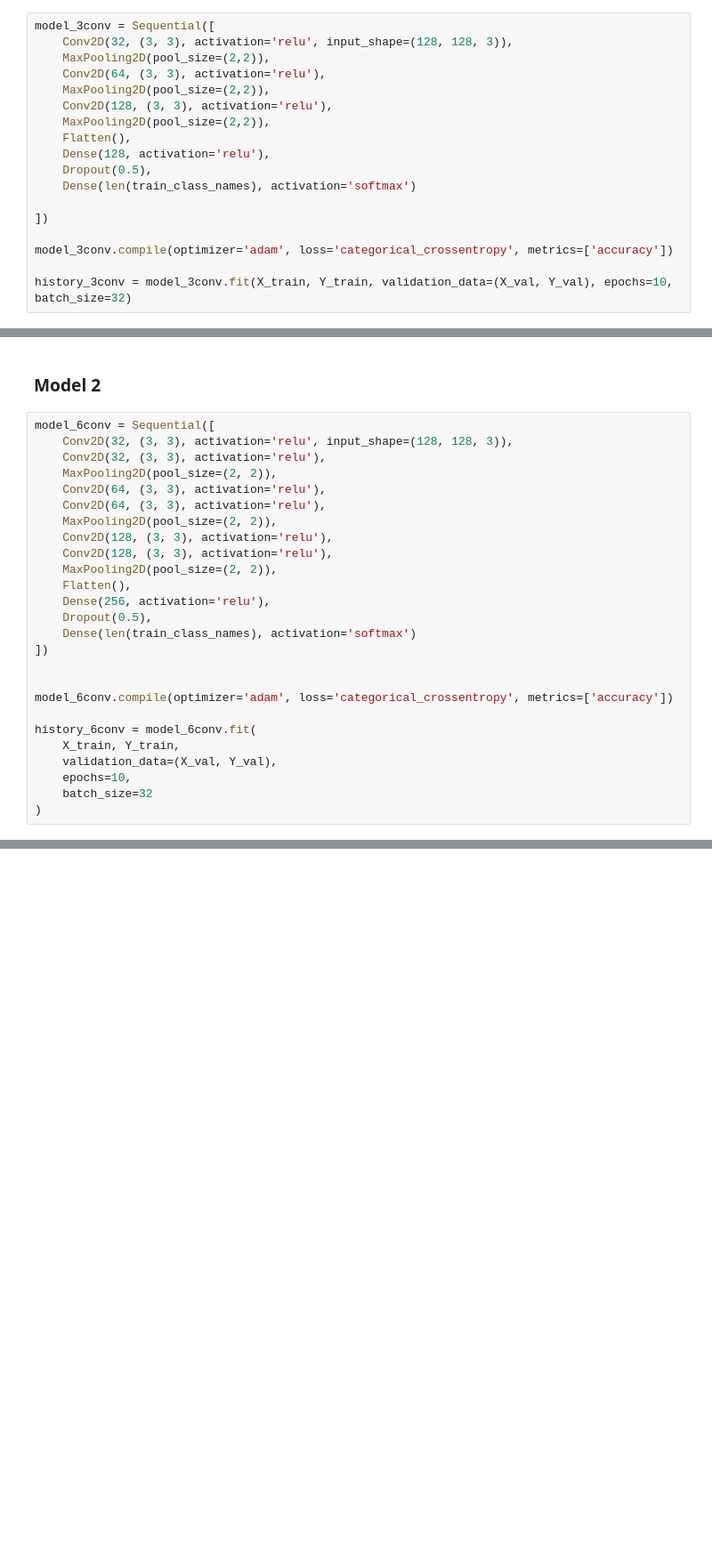
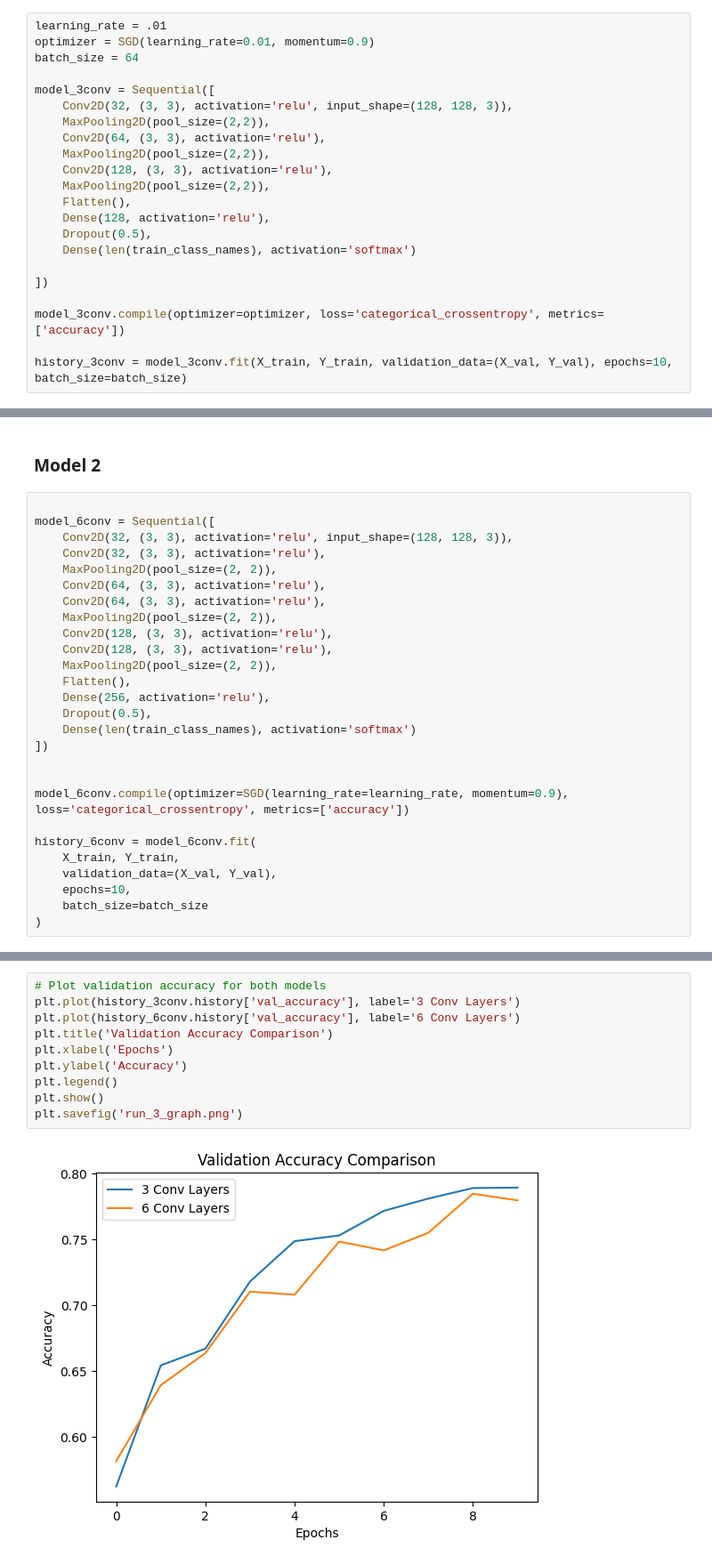
Before and after one commit to tyler-teufel/ML-Notebooks, a Jupyter notebook: COMP-5600/assignments/assignment-3/Assignment_3_2_Teufel.ipynb, the cells around one changed output, grey strips where cells are left out. Shown at 89% size. Drawn from its saved outputs; the diff is of its cells as text; blank space fills up the shorter version.

```diff
--- a/COMP-5600/assignments/assignment-3/Assignment_3_2_Teufel.ipynb
+++ b/COMP-5600/assignments/assignment-3/Assignment_3_2_Teufel.ipynb
@@ -224,6 +105,10 @@ Shape of Y_val after encoding: (3000, 6)
 # %% [markdown]
 ### Model 1: 3 convolution layers
 # %%
+learning_rate = .01
+optimizer = SGD(learning_rate=0.01, momentum=0.9)
+batch_size = 64
+
 model_3conv = Sequential([
     Conv2D(32, (3, 3), activation='relu', input_shape=(128, 128, 3)),
     MaxPooling2D(pool_size=(2,2)),
@@ -238,8 +123,8 @@ model_3conv = Sequential([
 
 ])
 
-model_3conv.compile(optimizer='adam', loss='categorical_crossentropy', metrics=['accuracy'])
+model_3conv.compile(optimizer=optimizer, loss='categorical_crossentropy', metrics=['accuracy'])
 
-history_3conv = model_3conv.fit(X_train, Y_train, validation_data=(X_val, Y_val), epochs=10, batch_size=32)
+history_3conv = model_3conv.fit(X_train, Y_train, validation_data=(X_val, Y_val), epochs=10, batch_size=batch_size)
 # %% [output]
 Epoch 1/10
@@ -265,6 +150,7 @@ Epoch 10/10
 # %% [markdown]
 ### Model 2
 # %%
+
 model_6conv = Sequential([
     Conv2D(32, (3, 3), activation='relu', input_shape=(128, 128, 3)),
     Conv2D(32, (3, 3), activation='relu'),
@@ -282,12 +168,12 @@ model_6conv = Sequential([
 ])
 
 
-model_6conv.compile(optimizer='adam', loss='categorical_crossentropy', metrics=['accuracy'])
+model_6conv.compile(optimizer=SGD(learning_rate=learning_rate, momentum=0.9), loss='categorical_crossentropy', metrics=['accuracy'])
 
 history_6conv = model_6conv.fit(
     X_train, Y_train,
     validation_data=(X_val, Y_val),
     epochs=10,
-    batch_size=32
+    batch_size=batch_size
 )
 # %% [output]
@@ -294,0 +204,12 @@ NameError: name 'train_class_names' is not defined
+# %%
+# Plot validation accuracy for both models
+plt.plot(history_3conv.history['val_accuracy'], label='3 Conv Layers')
+plt.plot(history_6conv.history['val_accuracy'], label='6 Conv Layers')
+plt.title('Validation Accuracy Comparison')
+plt.xlabel('Epochs')
+plt.ylabel('Accuracy')
+plt.legend()
+plt.show()
+plt.savefig('run_3_graph.png')
+# %% [output]
+[figure, added]
```
Also changed, not shown: parts of 11 cells of this notebook, 4 other files.
